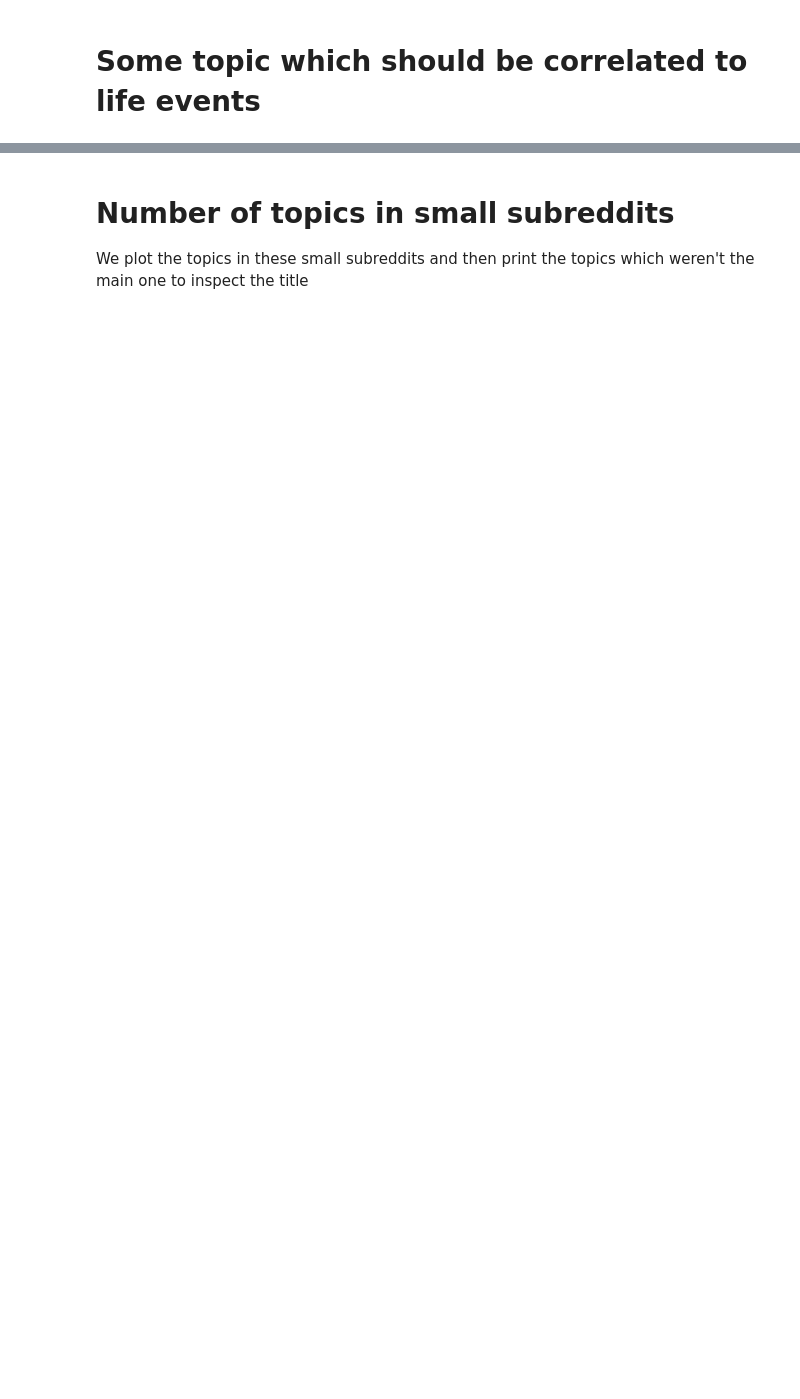
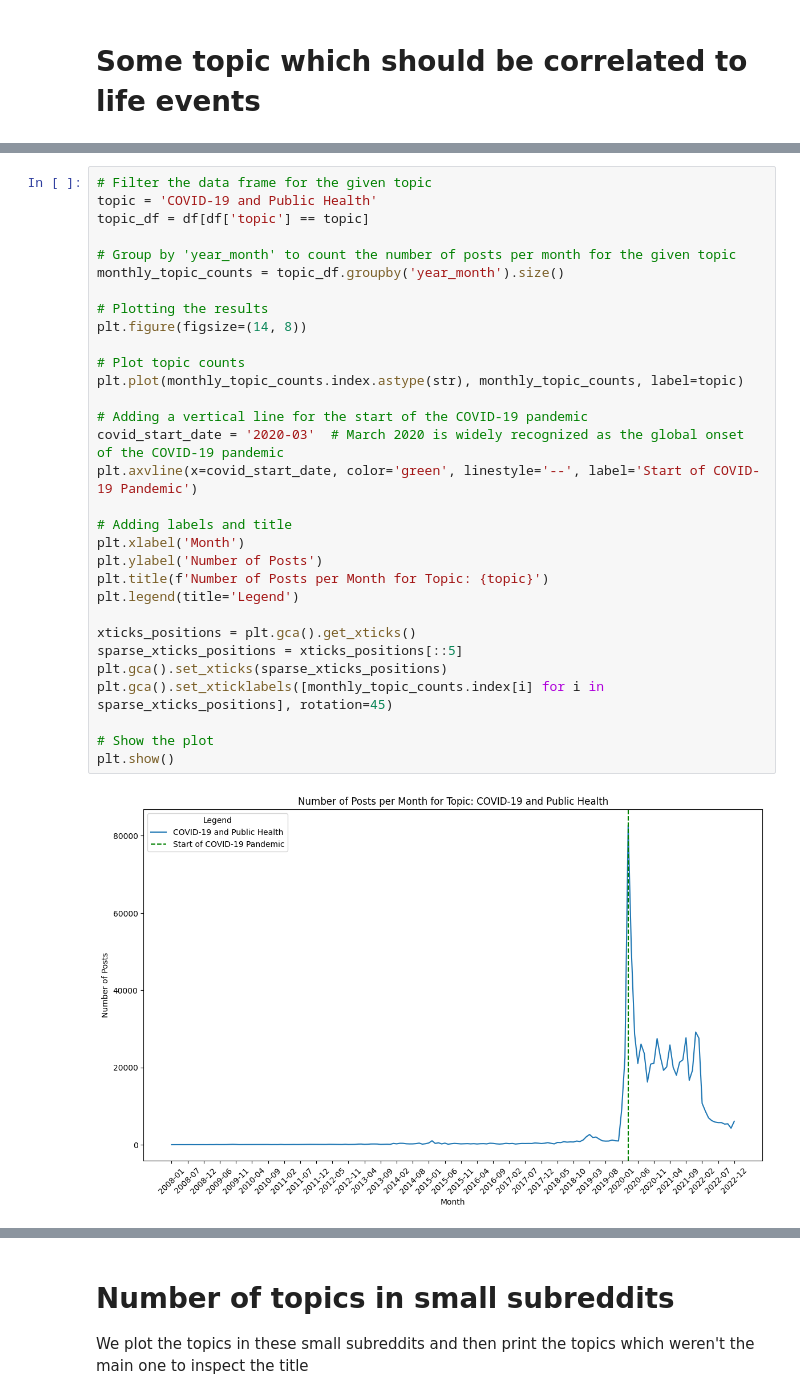
Before and after one commit to stefanoviel/RedditPolarization, a Jupyter notebook: notebooks/result_analysis.ipynb, the cells around one changed output, grey strips where cells are left out. Drawn from its saved outputs; the diff is of its cells as text; blank space fills up the shorter version.

```diff
--- a/notebooks/result_analysis.ipynb
+++ b/notebooks/result_analysis.ipynb
@@ -526,0 +255,33 @@ Freq: M, dtype: int64
+# %%
+# Filter the data frame for the given topic
+topic = 'COVID-19 and Public Health'
+topic_df = df[df['topic'] == topic]
+
+# Group by 'year_month' to count the number of posts per month for the given topic
+monthly_topic_counts = topic_df.groupby('year_month').size()
+
+# Plotting the results
+plt.figure(figsize=(14, 8))
+
+# Plot topic counts
+plt.plot(monthly_topic_counts.index.astype(str), monthly_topic_counts, label=topic)
+
+# Adding a vertical line for the start of the COVID-19 pandemic
+covid_start_date = '2020-03'  # March 2020 is widely recognized as the global onset of the COVID-19 pandemic
+plt.axvline(x=covid_start_date, color='green', linestyle='--', label='Start of COVID-19 Pandemic')
+
+# Adding labels and title
+plt.xlabel('Month')
+plt.ylabel('Number of Posts')
+plt.title(f'Number of Posts per Month for Topic: {topic}')
+plt.legend(title='Legend')
+
+xticks_positions = plt.gca().get_xticks()
+sparse_xticks_positions = xticks_positions[::5]
+plt.gca().set_xticks(sparse_xticks_positions)
+plt.gca().set_xticklabels([monthly_topic_counts.index[i] for i in sparse_xticks_positions], rotation=45)
+
+# Show the plot
+plt.show()
+# %% [output]
+[figure, added]
```
Also changed, not shown: parts of 40 cells of this notebook, 7 other files.
